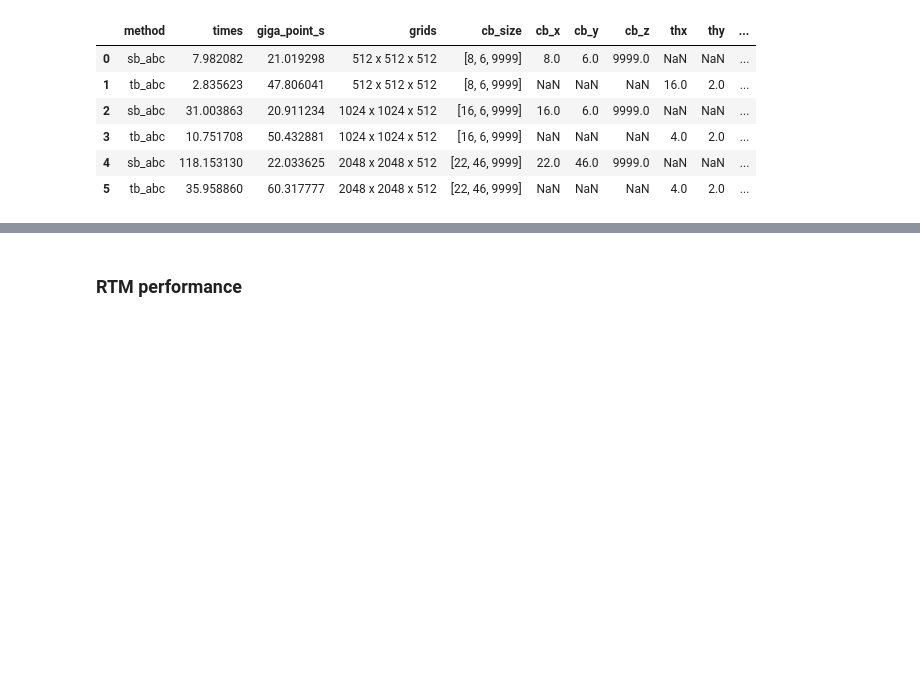
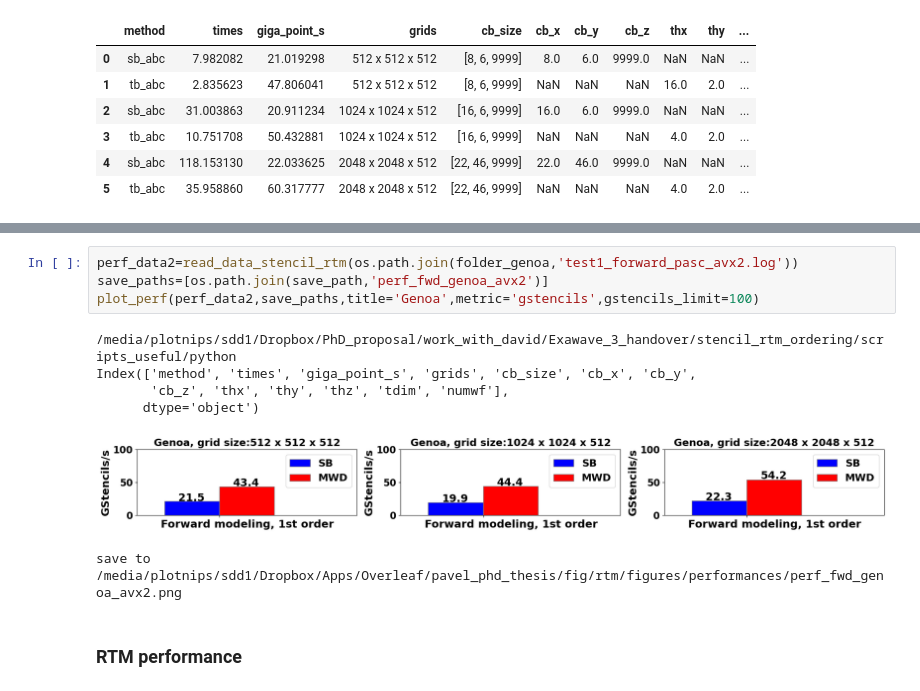
Before and after one commit to panzerkpfw6/panzer_repo, a Jupyter notebook: scripts_useful/python/stencil_rtm_SB_cache_blocking_research.ipynb, the cells around one changed output, grey strips where cells are left out. Cells and saved outputs as stored; diff of their text form; blank space fills up the shorter version.

Commit message:
modify test

```diff
--- a/scripts_useful/python/stencil_rtm_SB_cache_blocking_research.ipynb
+++ b/scripts_useful/python/stencil_rtm_SB_cache_blocking_research.ipynb
@@ -503,6 +504,17 @@ Index(['method', 'times', 'giga_point_s', 'grids', 'cb_size', 'cb_x', 'cb_y',
       dtype='object')
 [figure]
 save to  /media/plotnips/sdd1/Dropbox/Apps/Overleaf/pavel_phd_thesis/fig/rtm/figures/performances/perf_fwd_genoa.png
+# %%
+perf_data2=read_data_stencil_rtm(os.path.join(folder_genoa,'test1_forward_pasc_avx2.log'))
+save_paths=[os.path.join(save_path,'perf_fwd_genoa_avx2')]
+plot_perf(perf_data2,save_paths,title='Genoa',metric='gstencils',gstencils_limit=100)
+# %% [output]
+/media/plotnips/sdd1/Dropbox/PhD_proposal/work_with_david/Exawave_3_handover/stencil_rtm_ordering/scripts_useful/python
+Index(['method', 'times', 'giga_point_s', 'grids', 'cb_size', 'cb_x', 'cb_y',
+       'cb_z', 'thx', 'thy', 'thz', 'tdim', 'numwf'],
+      dtype='object')
+[figure, added]
+save to  /media/plotnips/sdd1/Dropbox/Apps/Overleaf/pavel_phd_thesis/fig/rtm/figures/performances/perf_fwd_genoa_avx2.png
 # %% [markdown]
 ### RTM performance
 # %% [markdown]
```
Also changed, not shown: parts of 1 cell of this notebook, 1 other file.
